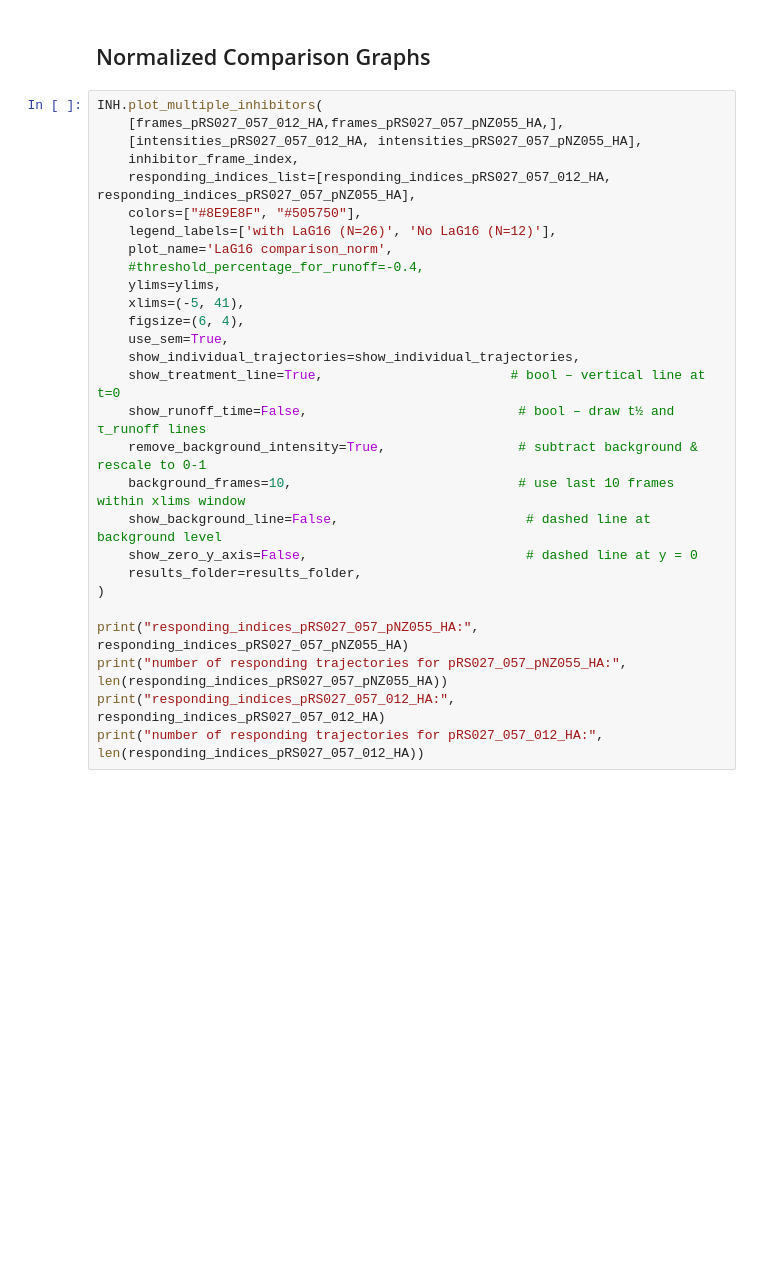
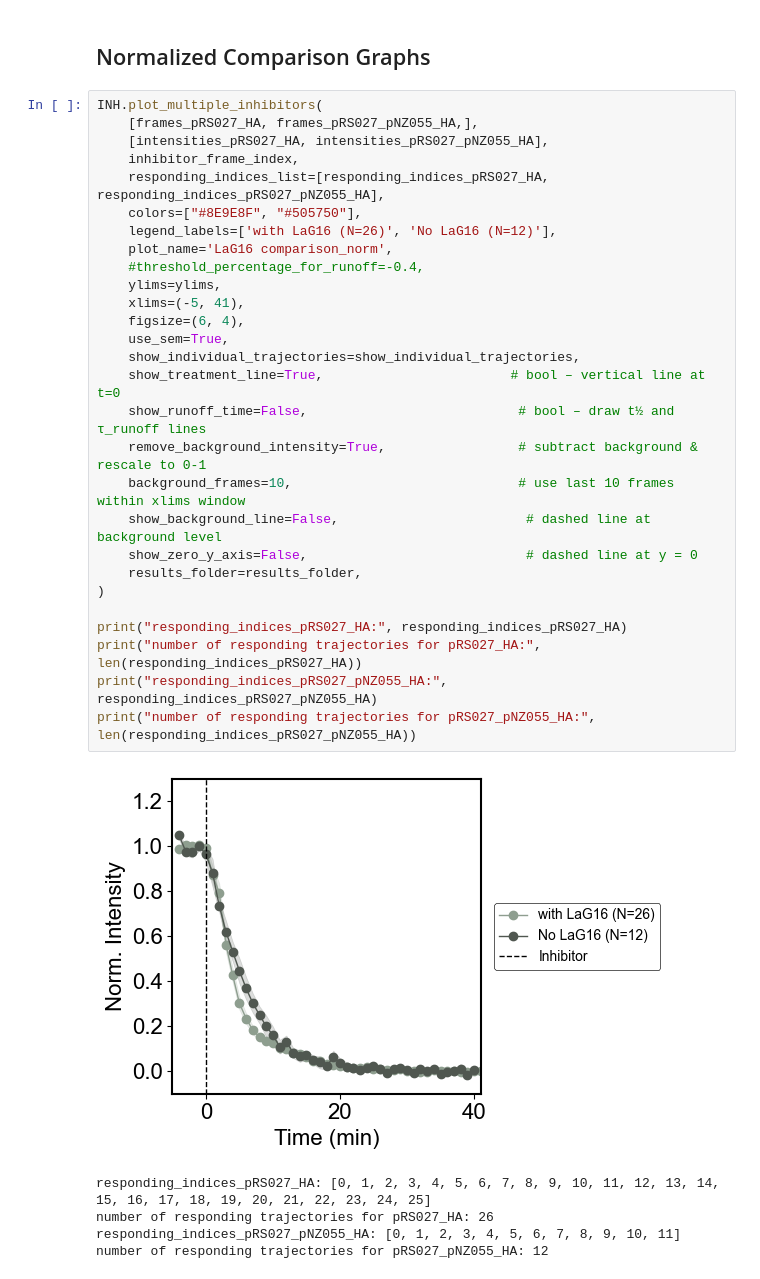
Before and after one commit to ningzhaoAnschutz/cof_paper, a Jupyter notebook: notebooks/Inhibitors/Fig S3C_Har_Fits_4xFast without anti-GFP-IB.ipynb, the cells around one changed output. Saved outputs shown, nothing was run; the diff lists cells and outputs as text; blank space fills up the shorter version.

```diff
--- a/notebooks/Inhibitors/Fig S3C_Har_Fits_4xFast without anti-GFP-IB.ipynb
+++ b/notebooks/Inhibitors/Fig S3C_Har_Fits_4xFast without anti-GFP-IB.ipynb
@@ -192,29 +146,35 @@ SyntaxError: '(' was never closed (425344060.py, line 5)
 ## Normalized Comparison Graphs
 # %%
 INH.plot_multiple_inhibitors(
-    [frames_pRS027_057_012_HA,frames_pRS027_057_pNZ055_HA,],
-    [intensities_pRS027_057_012_HA, intensities_pRS027_057_pNZ055_HA],
+    [frames_pRS027_HA, frames_pRS027_pNZ055_HA,],
+    [intensities_pRS027_HA, intensities_pRS027_pNZ055_HA],
     inhibitor_frame_index,
-    responding_indices_list=[responding_indices_pRS027_057_012_HA, responding_indices_pRS027_057_pNZ055_HA],
+    responding_indices_list=[responding_indices_pRS027_HA, responding_indices_pRS027_pNZ055_HA],
     colors=["#8E9E8F", "#505750"],
     legend_labels=['with LaG16 (N=26)', 'No LaG16 (N=12)'],
     plot_name='LaG16 comparison_norm',
     #threshold_percentage_for_runoff=-0.4,
     ylims=ylims,
     xlims=(-5, 41),
     figsize=(6, 4),
     use_sem=True,
     show_individual_trajectories=show_individual_trajectories,
     show_treatment_line=True,                        # bool – vertical line at t=0
     show_runoff_time=False,                           # bool – draw t½ and τ_runoff lines
     remove_background_intensity=True,                 # subtract background & rescale to 0-1
     background_frames=10,                             # use last 10 frames within xlims window
     show_background_line=False,                        # dashed line at background level
     show_zero_y_axis=False,                            # dashed line at y = 0
     results_folder=results_folder,
 )
 
-print("responding_indices_pRS027_057_pNZ055_HA:", responding_indices_pRS027_057_pNZ055_HA)
-print("number of responding trajectories for pRS027_057_pNZ055_HA:", len(responding_indices_pRS027_057_pNZ055_HA))
-print("responding_indices_pRS027_057_012_HA:", responding_indices_pRS027_057_012_HA)
-print("number of responding trajectories for pRS027_057_012_HA:", len(responding_indices_pRS027_057_012_HA))
+print("responding_indices_pRS027_HA:", responding_indices_pRS027_HA)
+print("number of responding trajectories for pRS027_HA:", len(responding_indices_pRS027_HA))
+print("responding_indices_pRS027_pNZ055_HA:", responding_indices_pRS027_pNZ055_HA)
+print("number of responding trajectories for pRS027_pNZ055_HA:", len(responding_indices_pRS027_pNZ055_HA))
+# %% [output]
+[figure, added]
+responding_indices_pRS027_HA: [0, 1, 2, 3, 4, 5, 6, 7, 8, 9, 10, 11, 12, 13, 14, 15, 16, 17, 18, 19, 20, 21, 22, 23, 24, 25]
+number of responding trajectories for pRS027_HA: 26
+responding_indices_pRS027_pNZ055_HA: [0, 1, 2, 3, 4, 5, 6, 7, 8, 9, 10, 11]
+number of responding trajectories for pRS027_pNZ055_HA: 12
```
Also changed, not shown: parts of 2 cells of this notebook, 7 other files.
